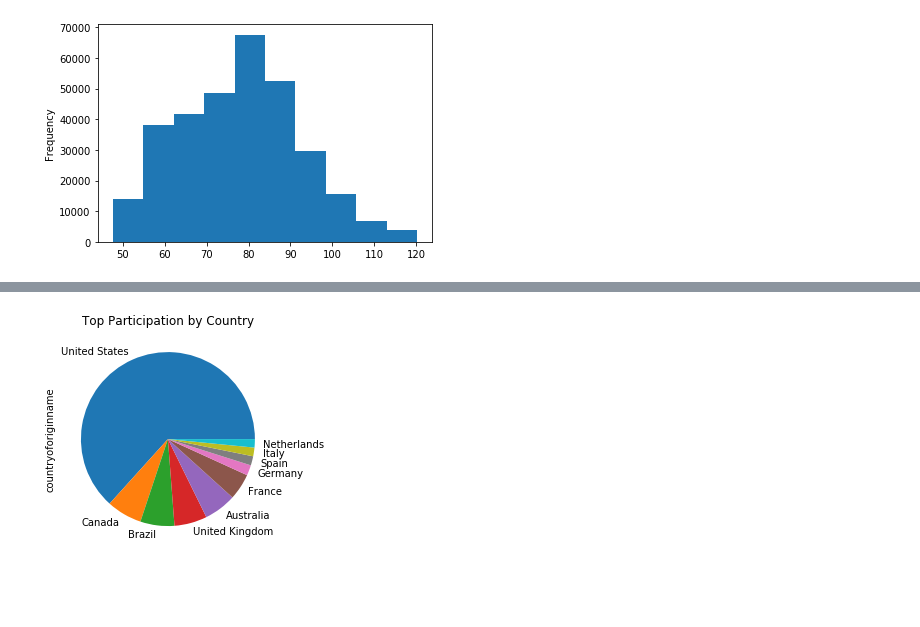
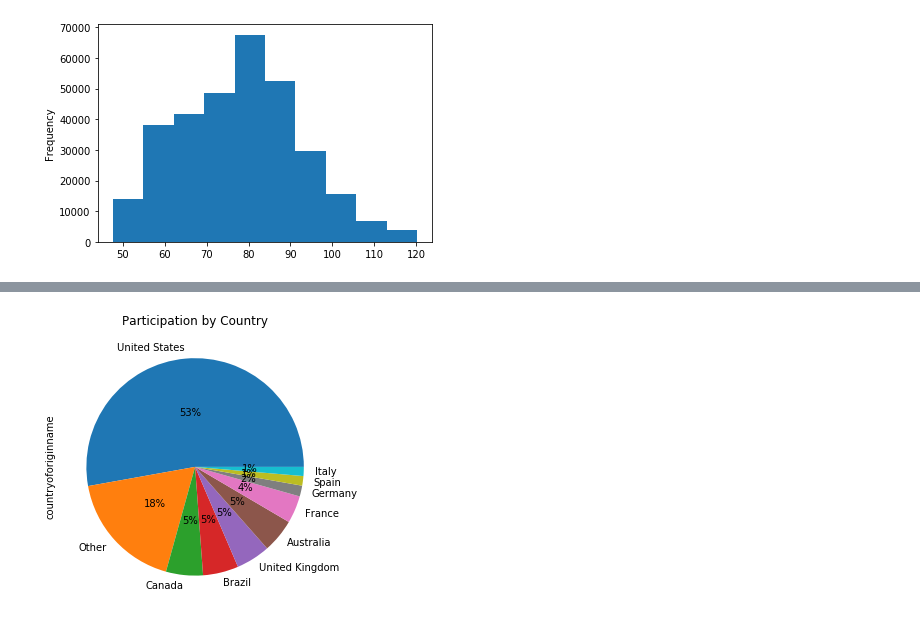
Before and after one commit to Pabsm94/DataScientist_Nanodegree_Udacity, a Jupyter notebook: [DS Nanodegree] - Project 1.ipynb, the cells around one changed output, grey strips where cells are left out. Drawn from its saved outputs; the diff is of its cells as text; code cells hidden in the pictures; blank space fills up the shorter version.

Commit message:
Basic Visualization

```diff
--- a/[DS Nanodegree] - Project 1.ipynb
+++ b/[DS Nanodegree] - Project 1.ipynb
@@ -166,6 +201,8 @@ top_countries_df = crossfit_open_athletes_2019_filtered[["competitorid","country
 # %%
-top_participation_countries.plot(kind="pie"
-                                 , figsize=(4,4)
-                                 , title='Top Participation by Country');
+crossfit_open_athletes_2019_filtered.countryoforiginname.value_counts().plot(kind="pie"
+                                 , figsize=(5,5)
+                                 , autopct='%1.0f%%'
+                                 , pctdistance=0.5
+                                 , title='Participation by Country');
 # %% [output]
-[figure, old version]
+[figure, new version]
```
Also changed, not shown: parts of 26 cells of this notebook.
